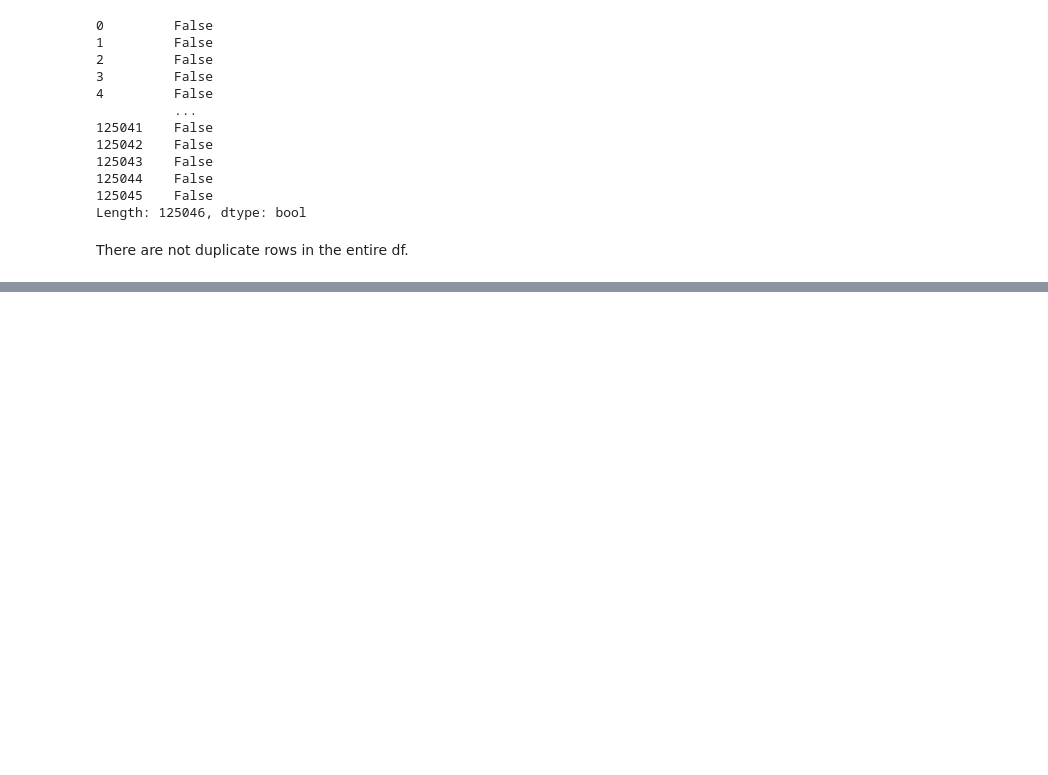
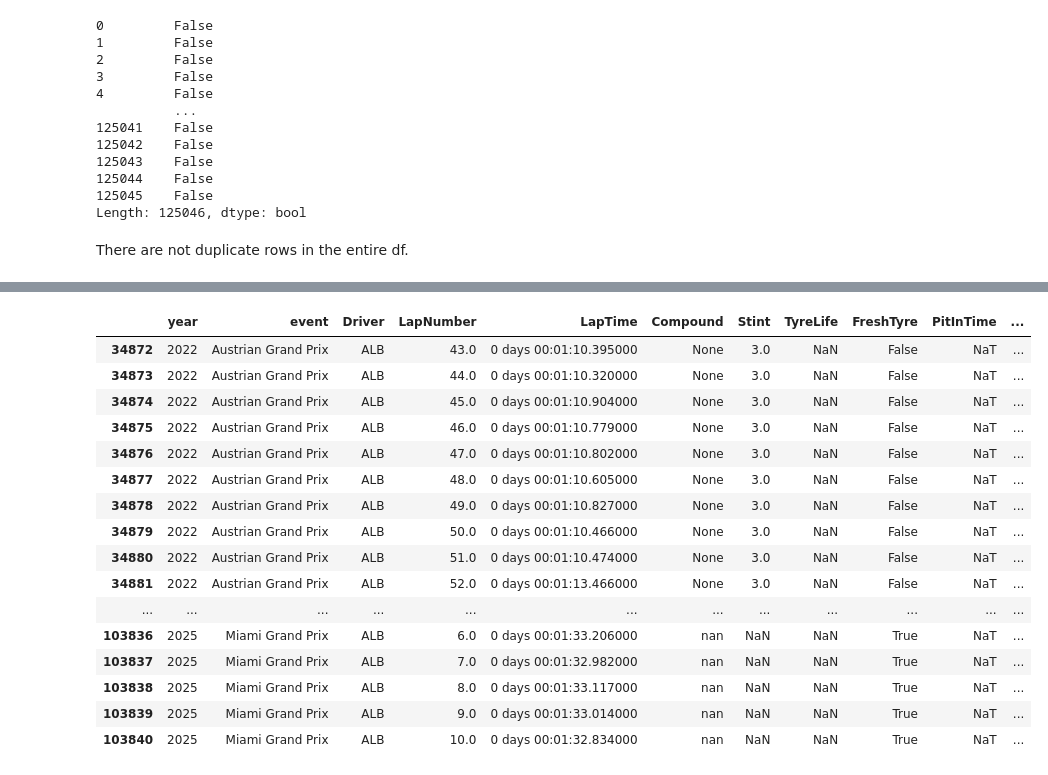
Before and after one commit to Shaun-Okwuosa/Capstone, a Jupyter notebook: notebooks/02_cleaning_laps.ipynb, the cells around one changed output, grey strips where cells are left out. Drawn from its saved outputs; the diff is of its cells as text; code cells hidden in the pictures; blank space fills up the shorter version.

```diff
--- a/notebooks/02_cleaning_laps.ipynb
+++ b/notebooks/02_cleaning_laps.ipynb
@@ -156,0 +233,23 @@ There are not duplicate rows in the entire df.
+# %%
+# Getting 10 records for each missing value and trying to understand why compound was not recorded.
+columns = ["year", "event", "Driver", "LapNumber", "LapTime", "Compound", "Stint", "TyreLife", "FreshTyre", "PitInTime", "PitOutTime", "TrackStatus", "Deleted", "IsAccurate"]
+
+df[df["Compound"].isin(["None", "nan"])][columns].sort_values(["year", "event", "Driver", "LapNumber"]).groupby("Compound").head(10)
+# %% [output]
+|  | year | event | Driver | LapNumber | LapTime | Compound | Stint | TyreLife | FreshTyre | PitInTime | ... |
+| 34872 | 2022 | Austrian Grand Prix | ALB | 43.0 | 0 days 00:01:10.395000 | None | 3.0 | NaN | False | NaT | ... |
+| 34873 | 2022 | Austrian Grand Prix | ALB | 44.0 | 0 days 00:01:10.320000 | None | 3.0 | NaN | False | NaT | ... |
+| 34874 | 2022 | Austrian Grand Prix | ALB | 45.0 | 0 days 00:01:10.904000 | None | 3.0 | NaN | False | NaT | ... |
+| 34875 | 2022 | Austrian Grand Prix | ALB | 46.0 | 0 days 00:01:10.779000 | None | 3.0 | NaN | False | NaT | ... |
+| 34876 | 2022 | Austrian Grand Prix | ALB | 47.0 | 0 days 00:01:10.802000 | None | 3.0 | NaN | False | NaT | ... |
+| 34877 | 2022 | Austrian Grand Prix | ALB | 48.0 | 0 days 00:01:10.605000 | None | 3.0 | NaN | False | NaT | ... |
+| 34878 | 2022 | Austrian Grand Prix | ALB | 49.0 | 0 days 00:01:10.827000 | None | 3.0 | NaN | False | NaT | ... |
+| 34879 | 2022 | Austrian Grand Prix | ALB | 50.0 | 0 days 00:01:10.466000 | None | 3.0 | NaN | False | NaT | ... |
+| 34880 | 2022 | Austrian Grand Prix | ALB | 51.0 | 0 days 00:01:10.474000 | None | 3.0 | NaN | False | NaT | ... |
+| 34881 | 2022 | Austrian Grand Prix | ALB | 52.0 | 0 days 00:01:13.466000 | None | 3.0 | NaN | False | NaT | ... |
+| ... | ... | ... | ... | ... | ... | ... | ... | ... | ... | ... | ... |
+| 103836 | 2025 | Miami Grand Prix | ALB | 6.0 | 0 days 00:01:33.206000 | nan | NaN | NaN | True | NaT | ... |
+| 103837 | 2025 | Miami Grand Prix | ALB | 7.0 | 0 days 00:01:32.982000 | nan | NaN | NaN | True | NaT | ... |
+| 103838 | 2025 | Miami Grand Prix | ALB | 8.0 | 0 days 00:01:33.117000 | nan | NaN | NaN | True | NaT | ... |
+| 103839 | 2025 | Miami Grand Prix | ALB | 9.0 | 0 days 00:01:33.014000 | nan | NaN | NaN | True | NaT | ... |
+| 103840 | 2025 | Miami Grand Prix | ALB | 10.0 | 0 days 00:01:32.834000 | nan | NaN | NaN | True | NaT | ... |
```
Also changed, not shown: parts of 71 cells of this notebook, 4 other files.
